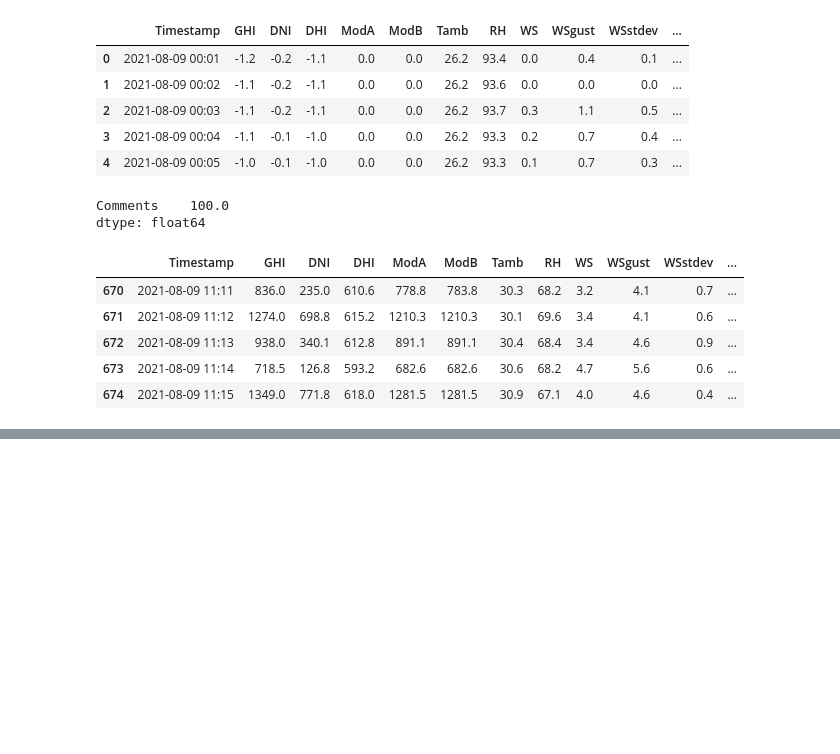
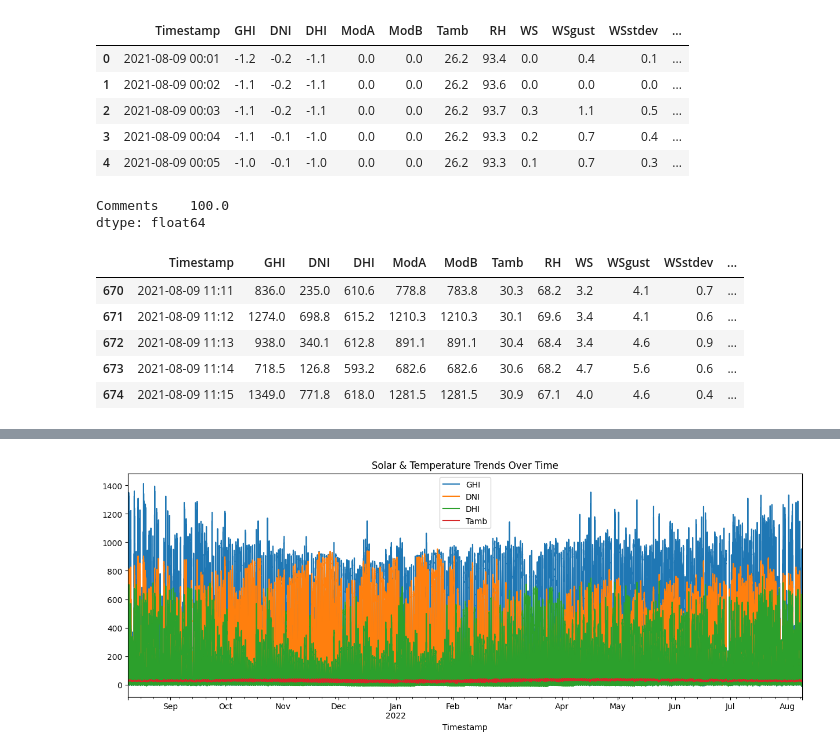
Before and after one commit to Fre-Fentaw27/Solar-Challenge-Week0, a Jupyter notebook: notebooks/benin_eda.ipynb, the cells around one changed output, grey strips where cells are left out. Saved outputs shown, nothing was run; the diff lists cells and outputs as text; code cells hidden in the pictures; blank space fills up the shorter version.

Commit message:
Add EDA for Benin

```diff
--- a/notebooks/benin_eda.ipynb
+++ b/notebooks/benin_eda.ipynb
@@ -40,3 +43,16 @@ df_outliers.head()
 | 672 | 2021-08-09 11:13 | 938.0 | 340.1 | 612.8 | 891.1 | 891.1 | 30.4 | 68.4 | 3.4 | 4.6 | 0.9 | ... |
 | 673 | 2021-08-09 11:14 | 718.5 | 126.8 | 593.2 | 682.6 | 682.6 | 30.6 | 68.2 | 4.7 | 5.6 | 0.6 | ... |
 | 674 | 2021-08-09 11:15 | 1349.0 | 771.8 | 618.0 | 1281.5 | 1281.5 | 30.9 | 67.1 | 4.0 | 4.6 | 0.4 | ... |
+# %%
+#Basic Cleaning
+df_clean = df.copy()
+
+key_cols = ['GHI', 'DNI', 'DHI', 'ModA', 'ModB', 'WS', 'WSgust']
+for col in key_cols:
+    if df_clean[col].isna().sum() > 0:
+        df_clean[col] = df_clean[col].fillna(df_clean[col].median())
+
+df_clean.to_csv("../data/benin_clean.csv", index=False)
+
+df_clean.head()
+df_clean.isna().sum()
@@ -42,0 +80,11 @@ df_outliers.head()
+# %%
+#Time Series Analysis
+import matplotlib.pyplot as plt
+
+df_clean['Timestamp'] = pd.to_datetime(df_clean['Timestamp'])
+
+df_clean.set_index('Timestamp')[['GHI', 'DNI', 'DHI', 'Tamb']].plot(figsize=(15, 5))
+plt.title("Solar & Temperature Trends Over Time")
+plt.show()
+# %% [output]
+[figure, added]
```
Also changed, not shown: parts of 9 cells of this notebook.
